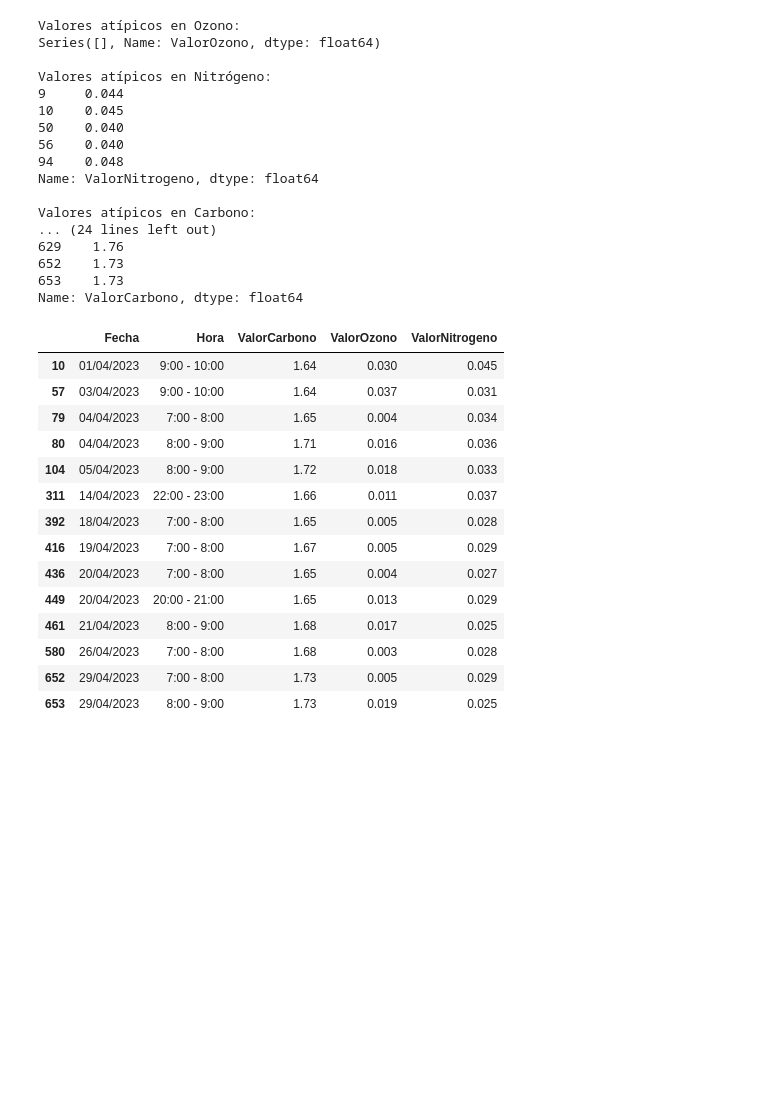
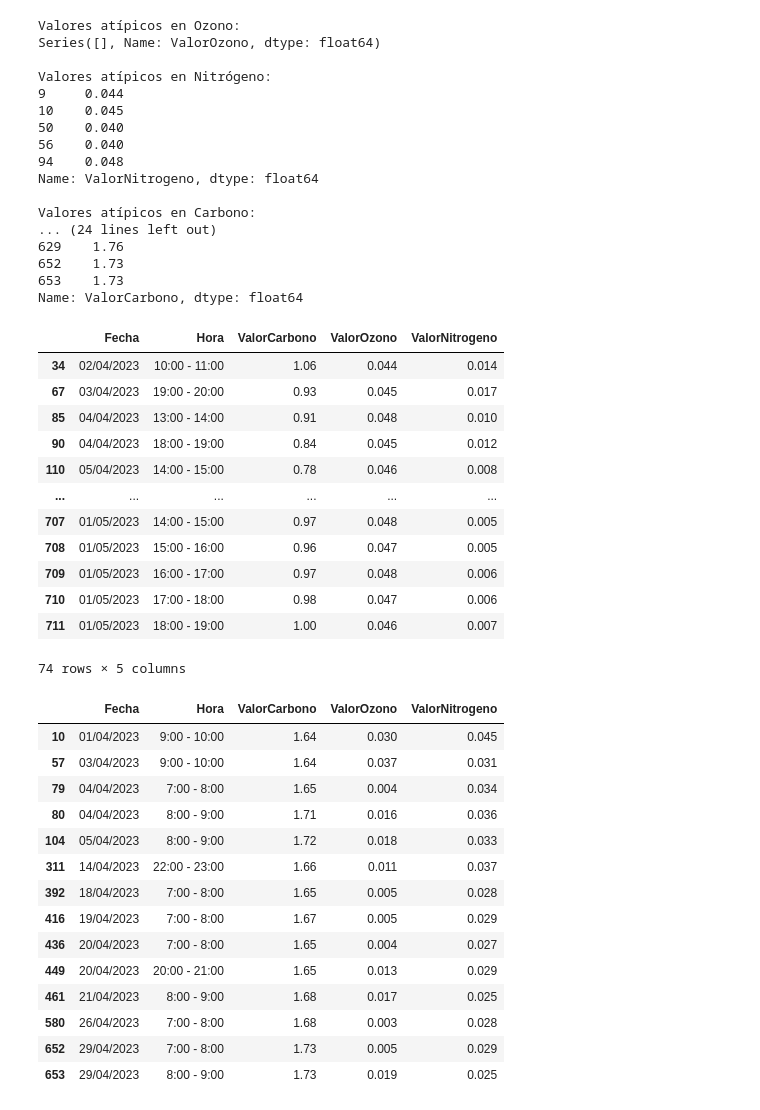
Before and after one commit to LeydLayd/air-quality-linear-regression, a Jupyter notebook: CalidadDelAire.ipynb, the cells around one changed output. Cells and saved outputs as stored; diff of their text form; code cells hidden in the pictures; blank space fills up the shorter version.

```diff
--- a/CalidadDelAire.ipynb
+++ b/CalidadDelAire.ipynb
@@ -409,4 +412,20 @@ Valores atípicos en Carbono:
 652    1.73
 653    1.73
 Name: ValorCarbono, dtype: float64
+# %%
+df1[(df1.ValorOzono <= 0.048) & (df1.ValorOzono >=0.044)]
+# %% [output]
+|  | Fecha | Hora | ValorCarbono | ValorOzono | ValorNitrogeno |
+| 34 | 02/04/2023 | 10:00 - 11:00 | 1.06 | 0.044 | 0.014 |
+| 67 | 03/04/2023 | 19:00 - 20:00 | 0.93 | 0.045 | 0.017 |
+| 85 | 04/04/2023 | 13:00 - 14:00 | 0.91 | 0.048 | 0.010 |
+| 90 | 04/04/2023 | 18:00 - 19:00 | 0.84 | 0.045 | 0.012 |
+| 110 | 05/04/2023 | 14:00 - 15:00 | 0.78 | 0.046 | 0.008 |
+| ... | ... | ... | ... | ... | ... |
+| 707 | 01/05/2023 | 14:00 - 15:00 | 0.97 | 0.048 | 0.005 |
+| 708 | 01/05/2023 | 15:00 - 16:00 | 0.96 | 0.047 | 0.005 |
+| 709 | 01/05/2023 | 16:00 - 17:00 | 0.97 | 0.048 | 0.006 |
+| 710 | 01/05/2023 | 17:00 - 18:00 | 0.98 | 0.047 | 0.006 |
+| 711 | 01/05/2023 | 18:00 - 19:00 | 1.00 | 0.046 | 0.007 |
+74 rows × 5 columns
 # %%
```
Also changed, not shown: parts of 37 cells of this notebook.
